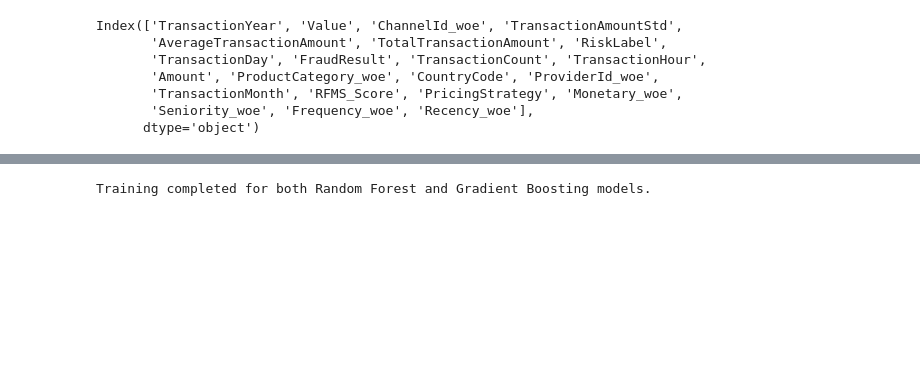
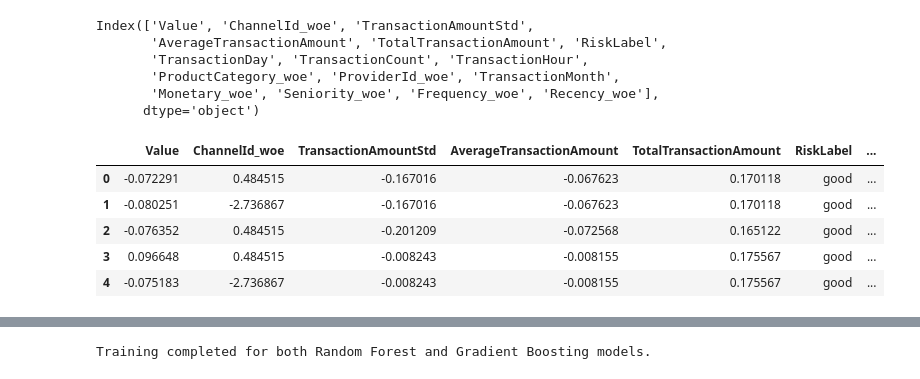
Before and after one commit to yohannestayez/Credit-Scoring-Model, a Jupyter notebook: notebooks/Modelling.ipynb, the cells around one changed output, grey strips where cells are left out. Saved outputs shown, nothing was run; the diff lists cells and outputs as text; code cells hidden in the pictures; blank space fills up the shorter version.

```diff
--- a/notebooks/Modelling.ipynb
+++ b/notebooks/Modelling.ipynb
@@ -11,13 +13,23 @@ import numpy as np
 # %%
 # Load the dataset (replace 'path_to_your_data.csv' with your actual file path)
 df = pd.read_csv('C:/Users/Administrator/Documents/kifiya/Week_6/df_woe.csv')
-df = df.drop(columns=['CustomerId', 'TransactionId','SubscriptionId','AccountId','ProductId','BatchId','TransactionStartTime','CurrencyCode'])
+df = df.drop(columns=['TransactionId','SubscriptionId','AccountId','ProductId','BatchId',
+                      'CustomerId','CurrencyCode','CountryCode','TransactionYear','TransactionStartTime',
+                      'FraudResult','PricingStrategy','RFMS_Score','Amount'])
 print(df.columns)
 # %% [output]
-Index(['TransactionYear', 'Value', 'ChannelId_woe', 'TransactionAmountStd',
+Index(['Value', 'ChannelId_woe', 'TransactionAmountStd',
        'AverageTransactionAmount', 'TotalTransactionAmount', 'RiskLabel',
-       'TransactionDay', 'FraudResult', 'TransactionCount', 'TransactionHour',
-       'Amount', 'ProductCategory_woe', 'CountryCode', 'ProviderId_woe',
-       'TransactionMonth', 'RFMS_Score', 'PricingStrategy', 'Monetary_woe',
-       'Seniority_woe', 'Frequency_woe', 'Recency_woe'],
+       'TransactionDay', 'TransactionCount', 'TransactionHour',
+       'ProductCategory_woe', 'ProviderId_woe', 'TransactionMonth',
+       'Monetary_woe', 'Seniority_woe', 'Frequency_woe', 'Recency_woe'],
       dtype='object')
+# %%
+display(df.head())
+# %% [output]
+|  | Value | ChannelId_woe | TransactionAmountStd | AverageTransactionAmount | TotalTransactionAmount | RiskLabel | ... |
+| 0 | -0.072291 | 0.484515 | -0.167016 | -0.067623 | 0.170118 | good | ... |
+| 1 | -0.080251 | -2.736867 | -0.167016 | -0.067623 | 0.170118 | good | ... |
+| 2 | -0.076352 | 0.484515 | -0.201209 | -0.072568 | 0.165122 | good | ... |
+| 3 | 0.096648 | 0.484515 | -0.008243 | -0.008155 | 0.175567 | good | ... |
+| 4 | -0.075183 | -2.736867 | -0.008243 | -0.008155 | 0.175567 | good | ... |
```
Also changed, not shown: parts of 15 cells of this notebook, 2 other files.
